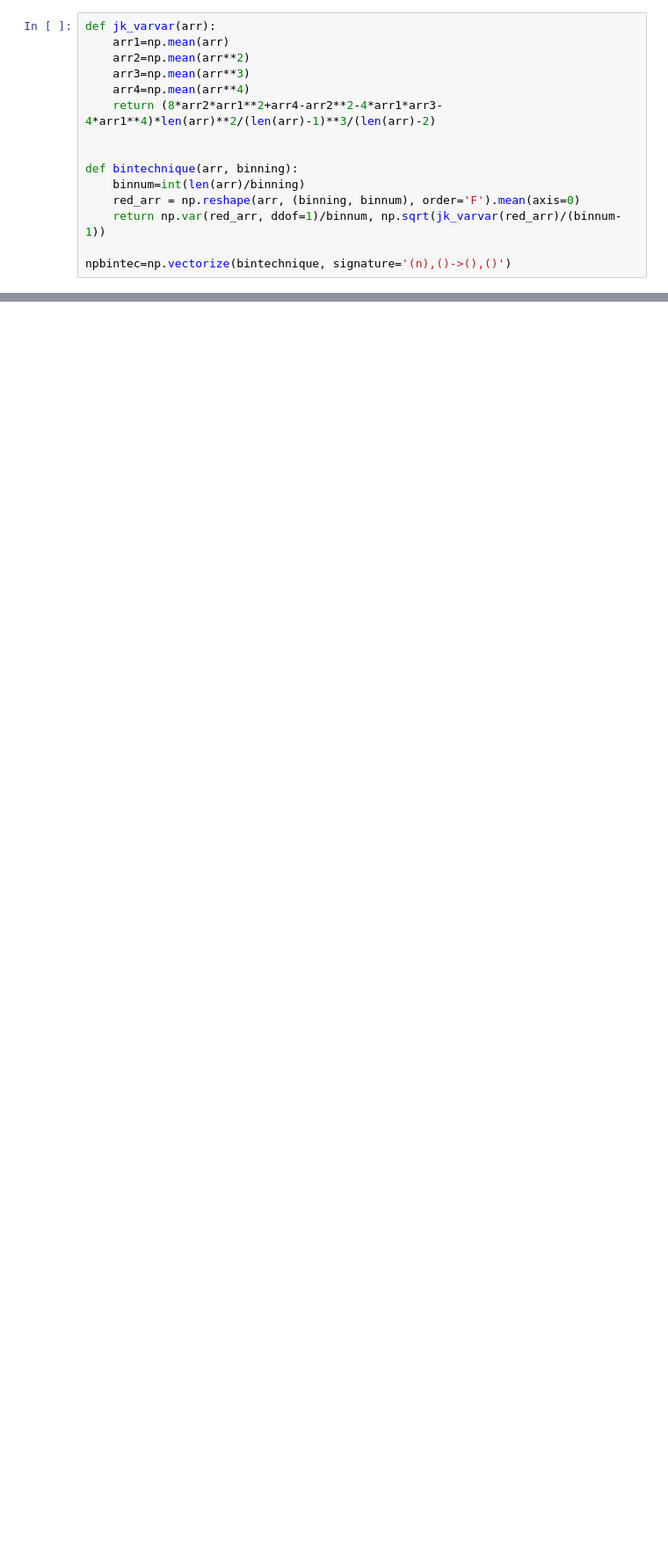
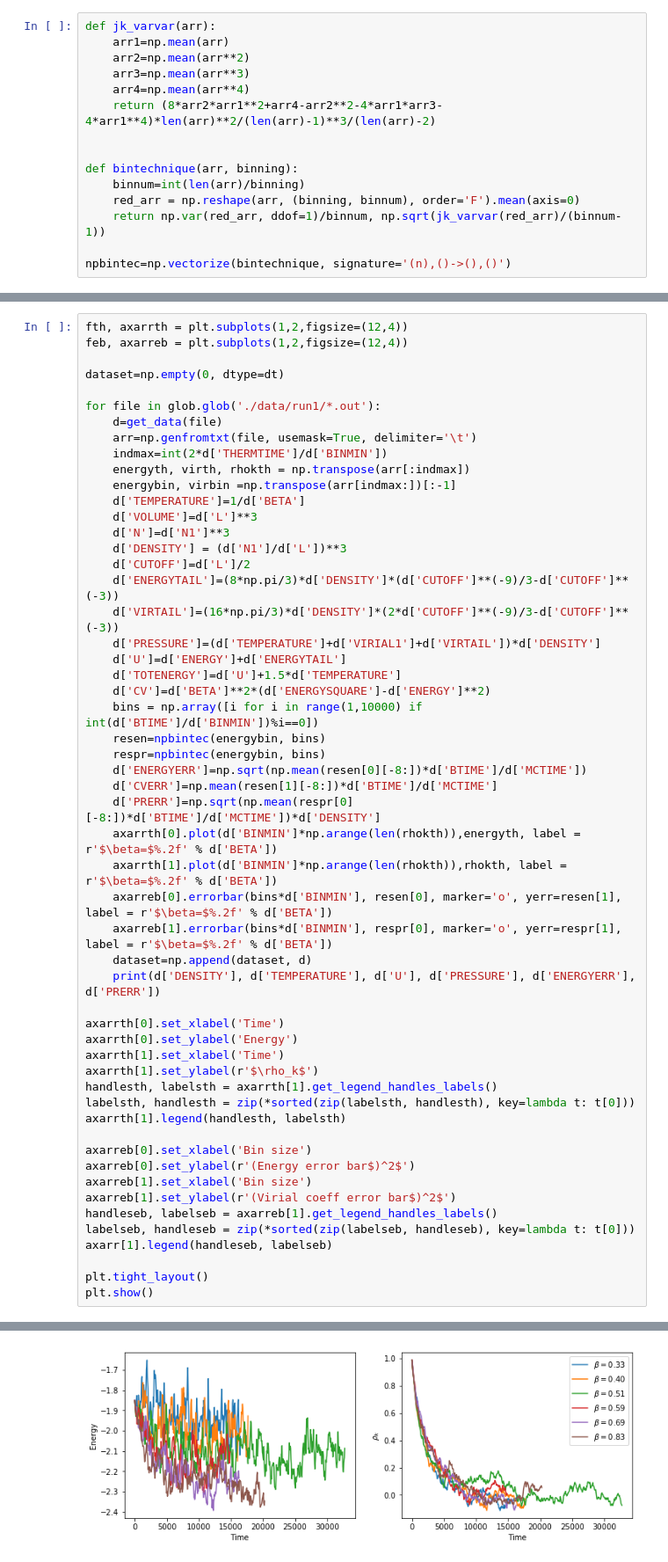
Before and after one commit to suracefm/lennardjonesmc, a Jupyter notebook: LennardJones.ipynb, the cells around one changed output, grey strips where cells are left out. Shown at 88% size. Cells and saved outputs as stored; diff of their text form; blank space fills up the shorter version.

```diff
--- a/LennardJones.ipynb
+++ b/LennardJones.ipynb
@@ -260,0 +183,55 @@ array([ 10.77217345,   9.41036029,   8.54987973,   7.93700526,
+# %%
+fth, axarrth = plt.subplots(1,2,figsize=(12,4))
+feb, axarreb = plt.subplots(1,2,figsize=(12,4))
+
+dataset=np.empty(0, dtype=dt)
+
+for file in glob.glob('./data/run1/*.out'):
+    d=get_data(file)
+    arr=np.genfromtxt(file, usemask=True, delimiter='\t')
+    indmax=int(2*d['THERMTIME']/d['BINMIN'])
+    energyth, virth, rhokth = np.transpose(arr[:indmax])
+    energybin, virbin =np.transpose(arr[indmax:])[:-1]
+    d['TEMPERATURE']=1/d['BETA']
+    d['VOLUME']=d['L']**3
+    d['N']=d['N1']**3
+    d['DENSITY'] = (d['N1']/d['L'])**3
+    d['CUTOFF']=d['L']/2
+    d['ENERGYTAIL']=(8*np.pi/3)*d['DENSITY']*(d['CUTOFF']**(-9)/3-d['CUTOFF']**(-3))
+    d['VIRTAIL']=(16*np.pi/3)*d['DENSITY']*(2*d['CUTOFF']**(-9)/3-d['CUTOFF']**(-3))
+    d['PRESSURE']=(d['TEMPERATURE']+d['VIRIAL1']+d['VIRTAIL'])*d['DENSITY']
+    d['U']=d['ENERGY']+d['ENERGYTAIL']
+    d['TOTENERGY']=d['U']+1.5*d['TEMPERATURE']
+    d['CV']=d['BETA']**2*(d['ENERGYSQUARE']-d['ENERGY']**2)
+    bins = np.array([i for i in range(1,10000) if int(d['BTIME']/d['BINMIN'])%i==0])
+    resen=npbintec(energybin, bins)
+    respr=npbintec(energybin, bins)
+    d['ENERGYERR']=np.sqrt(np.mean(resen[0][-8:])*d['BTIME']/d['MCTIME'])
+    d['CVERR']=np.mean(resen[1][-8:])*d['BTIME']/d['MCTIME']
+    d['PRERR']=np.sqrt(np.mean(respr[0][-8:])*d['BTIME']/d['MCTIME'])*d['DENSITY']
+    axarrth[0].plot(d['BINMIN']*np.arange(len(rhokth)),energyth, label = r'$\beta=$%.2f' % d['BETA'])
+    axarrth[1].plot(d['BINMIN']*np.arange(len(rhokth)),rhokth, label = r'$\beta=$%.2f' % d['BETA'])
+    axarreb[0].errorbar(bins*d['BINMIN'], resen[0], marker='o', yerr=resen[1], label = r'$\beta=$%.2f' % d['BETA'])
+    axarreb[1].errorbar(bins*d['BINMIN'], respr[0], marker='o', yerr=respr[1], label = r'$\beta=$%.2f' % d['BETA'])
+    dataset=np.append(dataset, d)
+    print(d['DENSITY'], d['TEMPERATURE'], d['U'], d['PRESSURE'], d['ENERGYERR'], d['PRERR'])
+
+axarrth[0].set_xlabel('Time')
+axarrth[0].set_ylabel('Energy')
+axarrth[1].set_xlabel('Time')
+axarrth[1].set_ylabel(r'$\rho_k$')
+handlesth, labelsth = axarrth[1].get_legend_handles_labels()
+labelsth, handlesth = zip(*sorted(zip(labelsth, handlesth), key=lambda t: t[0]))
+axarrth[1].legend(handlesth, labelsth)
+
+axarreb[0].set_xlabel('Bin size')
+axarreb[0].set_ylabel(r'(Energy error bar$)^2$')
+axarreb[1].set_xlabel('Bin size')
+axarreb[1].set_ylabel(r'(Virial coeff error bar$)^2$')
+handleseb, labelseb = axarreb[1].get_legend_handles_labels()
+labelseb, handleseb = zip(*sorted(zip(labelseb, handleseb), key=lambda t: t[0]))
+axarr[1].legend(handleseb, labelseb)
+
+plt.tight_layout()
+plt.show()
+# %% [output]
@@ -260,0 +244 @@ array([ 10.77217345,   9.41036029,   8.54987973,   7.93700526,
+[figure, added]
```
Also changed, not shown: parts of 27 cells of this notebook, 24 other files.
